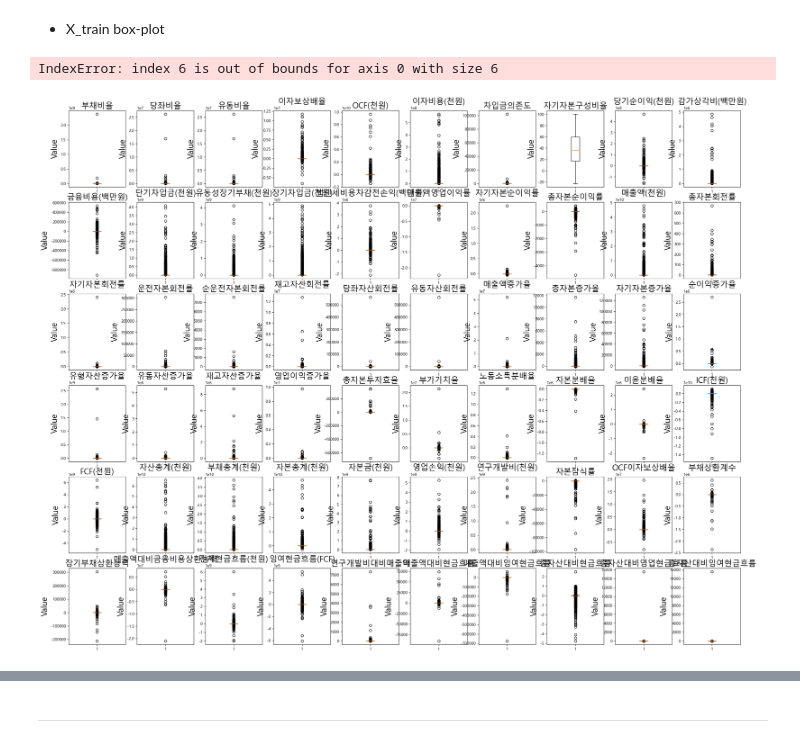
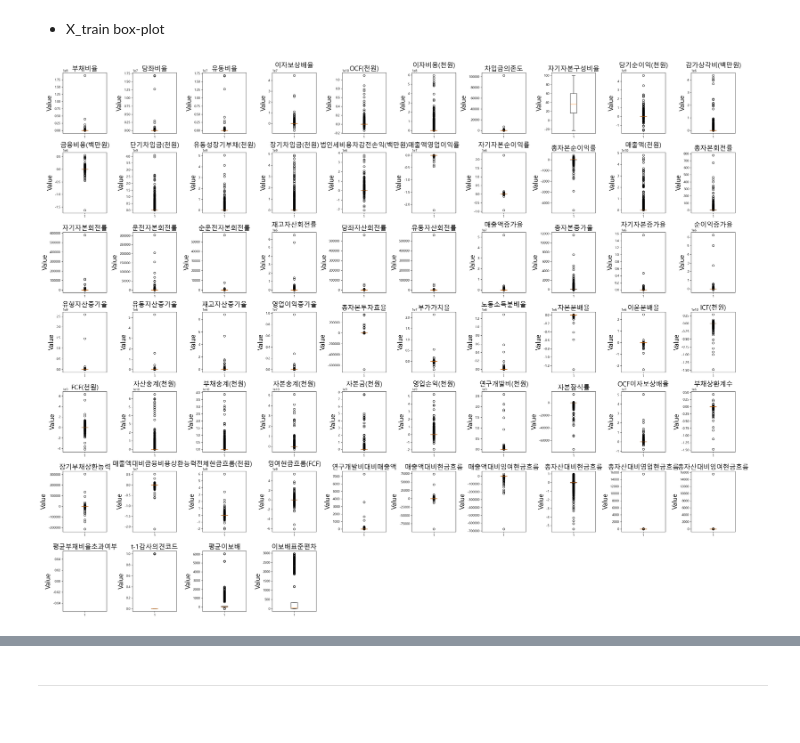
Before and after one commit to youngsang114/Project_2, a Jupyter notebook: 전처리/4.EDA,파생변수_외감.ipynb, the cells around one changed output, grey strips where cells are left out. Drawn from its saved outputs; the diff is of its cells as text; code cells hidden in the pictures.

```diff
--- a/전처리/4.EDA,파생변수_외감.ipynb
+++ b/전처리/4.EDA,파생변수_외감.ipynb
@@ -861,27 +863,31 @@ Name: count, dtype: int64
 # %%
 import matplotlib.pyplot as plt
 
 df_수치_윈저라이징전 = train_data[train_data.select_dtypes(float).columns]
+num_columns = len(df_수치_윈저라이징전.columns)
 
-# subplots로 boxplot 출력 (4행 9열로 서브플롯 그리기)
-fig, axes = plt.subplots(nrows=6, ncols=10, figsize=(30, 24))
+# 서브플롯의 크기 계산
+nrows = (num_columns - 1) // 10 + 1
+ncols = min(num_columns, 10)
 
-# 36개의 컬럼에 대한 boxplot 그리기
+# subplots로 boxplot 출력 (계산된 행과 열 개수로 서브플롯 그리기)
+fig, axes = plt.subplots(nrows=nrows, ncols=ncols, figsize=(30, 24))
+
+# 컬럼 개수에 따라 그려야 할 서브플롯의 개수만큼만 boxplot 그리기
 for i, col in enumerate(df_수치_윈저라이징전):
-    ax = axes[i // 10, i % 10]
-    ax.boxplot(X_train[col].dropna())
+    ax = axes[i // ncols, i % ncols]
+    ax.boxplot(df_수치_윈저라이징전[col].dropna())
     ax.set_title(col, fontsize=20)  # 글씨 크기 설정
     ax.set_ylabel('Value', fontsize=20)  # 글씨 크기 설정
 
 # 남은 서브플롯 삭제
-for j in range(len(df_수치_윈저라이징전), 6 * 10):
-    fig.delaxes(axes[j // 10, j % 10])
+for j in range(num_columns, nrows * ncols):
+    fig.delaxes(axes.flatten()[j])  # 남은 서브플롯의 인덱스를 가져옴
 
 plt.tight_layout()
 plt.show()
 # %% [output]
-IndexError: index 6 is out of bounds for axis 0 with size 6
-[figure, old version]
+[figure, new version]
 # %%
 from scipy import stats
 
```
Also changed, not shown: parts of 10 cells of this notebook.
